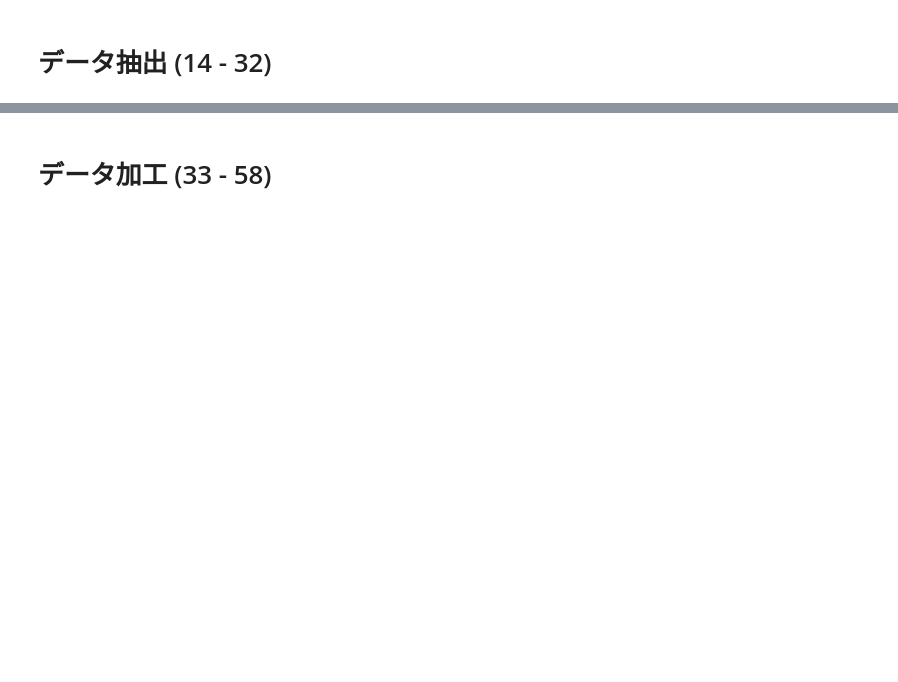
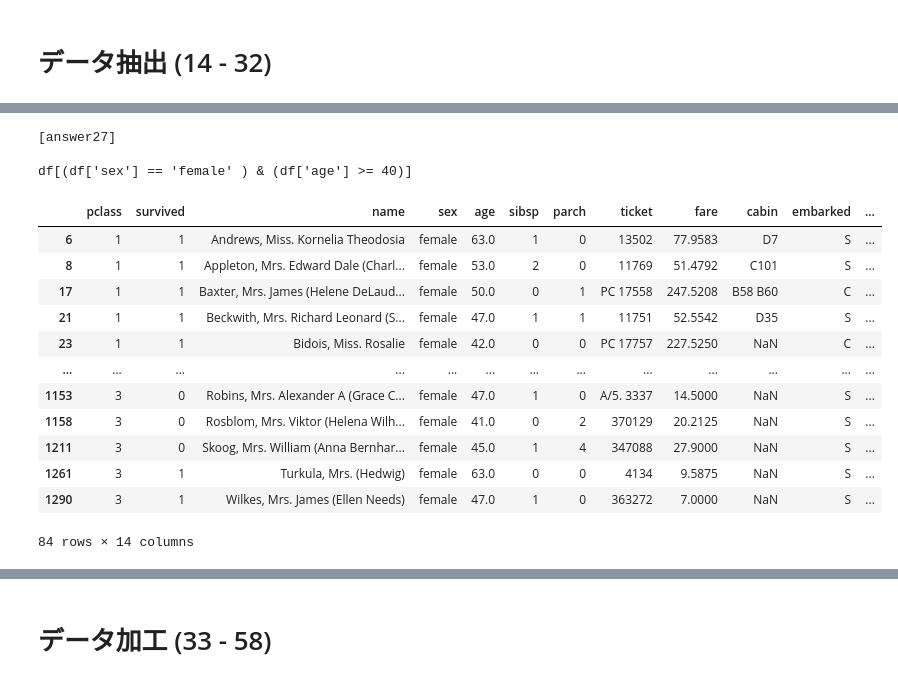
Before and after one commit to yanagswk/Python, a Jupyter notebook: Python/pandas/pandas_100_knocks_v1.0.2/notebook/01_Pandas_100_Knocks_for_Begginer_v1.0.2.ipynb, the cells around one changed output, grey strips where cells are left out. Cells and saved outputs as stored; diff of their text form; code cells hidden in the pictures; blank space fills up the shorter version.

```diff
--- a/Python/pandas/pandas_100_knocks_v1.0.2/notebook/01_Pandas_100_Knocks_for_Begginer_v1.0.2.ipynb
+++ b/Python/pandas/pandas_100_knocks_v1.0.2/notebook/01_Pandas_100_Knocks_for_Begginer_v1.0.2.ipynb
@@ -457,0 +668,24 @@ df = initialize1() #初期化
+# %%
+# 【27】
+# dfのsex列がfemaleでかつageが40以上のデータのみ抽出
+print(ans[27]) #回答表示
+df = initialize1() #初期化
+
+df[(df['sex'] == 'female') & (df['age'] >= 40)]
+# %% [output]
+[answer27]
+
+df[(df['sex'] == 'female' ) & (df['age'] >= 40)]
+|  | pclass | survived | name | sex | age | sibsp | parch | ticket | fare | cabin | embarked | ... |
+| 6 | 1 | 1 | Andrews, Miss. Kornelia Theodosia | female | 63.0 | 1 | 0 | 13502 | 77.9583 | D7 | S | ... |
+| 8 | 1 | 1 | Appleton, Mrs. Edward Dale (Charl... | female | 53.0 | 2 | 0 | 11769 | 51.4792 | C101 | S | ... |
+| 17 | 1 | 1 | Baxter, Mrs. James (Helene DeLaud... | female | 50.0 | 0 | 1 | PC 17558 | 247.5208 | B58 B60 | C | ... |
+| 21 | 1 | 1 | Beckwith, Mrs. Richard Leonard (S... | female | 47.0 | 1 | 1 | 11751 | 52.5542 | D35 | S | ... |
+| 23 | 1 | 1 | Bidois, Miss. Rosalie | female | 42.0 | 0 | 0 | PC 17757 | 227.5250 | NaN | C | ... |
+| ... | ... | ... | ... | ... | ... | ... | ... | ... | ... | ... | ... | ... |
+| 1153 | 3 | 0 | Robins, Mrs. Alexander A (Grace C... | female | 47.0 | 1 | 0 | A/5. 3337 | 14.5000 | NaN | S | ... |
+| 1158 | 3 | 0 | Rosblom, Mrs. Viktor (Helena Wilh... | female | 41.0 | 0 | 2 | 370129 | 20.2125 | NaN | S | ... |
+| 1211 | 3 | 0 | Skoog, Mrs. William (Anna Bernhar... | female | 45.0 | 1 | 4 | 347088 | 27.9000 | NaN | S | ... |
+| 1261 | 3 | 1 | Turkula, Mrs. (Hedwig) | female | 63.0 | 0 | 0 | 4134 | 9.5875 | NaN | S | ... |
+| 1290 | 3 | 1 | Wilkes, Mrs. James (Ellen Needs) | female | 47.0 | 1 | 0 | 363272 | 7.0000 | NaN | S | ... |
+84 rows × 14 columns
```
Also changed, not shown: parts of 46 cells of this notebook, 1 other file.
